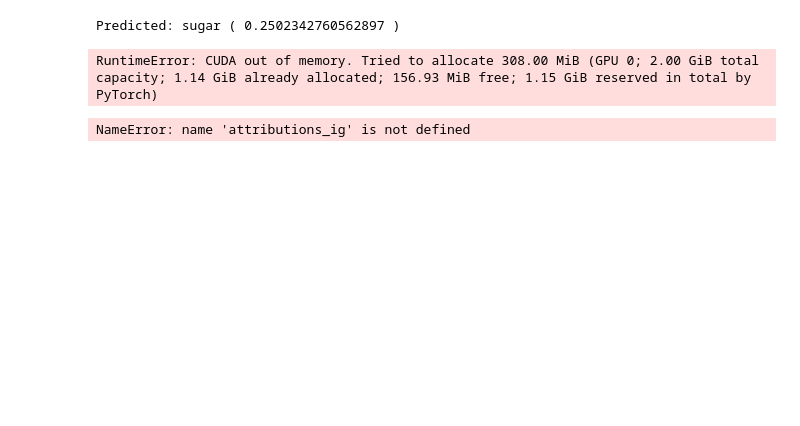
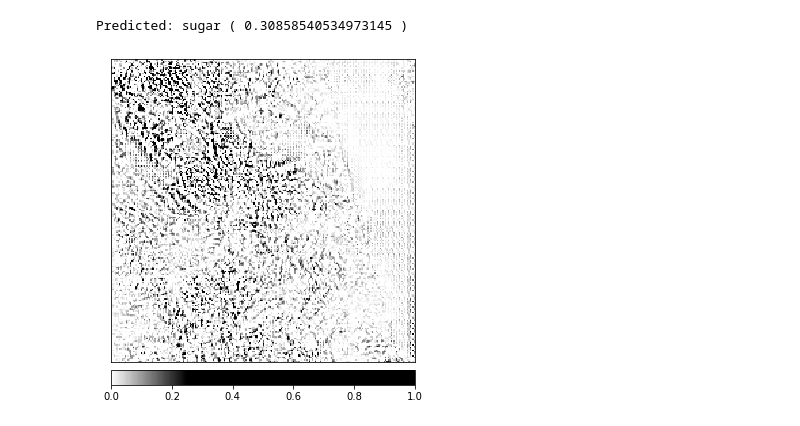
Before and after one commit to o-hx/CV-Proj, a Jupyter notebook: ModelVisualisation.ipynb, the cells around one changed output. Drawn from its saved outputs; the diff is of its cells as text; code cells hidden in the pictures; blank space fills up the shorter version.

Commit message:
Model Visualisation

```diff
--- a/ModelVisualisation.ipynb
+++ b/ModelVisualisation.ipynb
@@ -57,23 +73,20 @@ Predicted: sugar ( 0.2502342760562897 )
-# %%
-print('Predicted:', predicted_label, '(', prediction_score.squeeze().item(), ')')
-
-integrated_gradients = IntegratedGradients(model)
-attributions_ig = integrated_gradients.attribute(input, target=pred_label_idx, n_steps=200)
-# %% [output]
-Predicted: sugar ( 0.2502342760562897 )
-RuntimeError: CUDA out of memory. Tried to allocate 308.00 MiB (GPU 0; 2.00 GiB total capacity; 1.14 GiB already allocated; 156.93 MiB free; 1.15 GiB reserved in total by PyTorch)
 # %%
-default_cmap =  LinearSegmentedColormap.from_list('custom blue',
+print('Predicted:', predicted_label, '(', prediction_score.squeeze().item(), ')')
+
+integrated_gradients = IntegratedGradients(model)
+attributions_ig = integrated_gradients.attribute(input, target=pred_label_idx, n_steps=5)
+default_cmap = LinearSegmentedColormap.from_list('custom blue',
                                                  [(0, '#ffffff'),
                                                   (0.25, '#000000'),
                                                   (1, '#000000')], N=256)
 
-_ = viz.visualize_image_attr(np.transpose(attributions_ig.squeeze().cpu().detach().numpy(), (1,2,0)),
+feature_map = viz.visualize_image_attr(np.transpose(attributions_ig.squeeze().cpu().detach().numpy(), (1,2,0)),
                              np.transpose(transformed_img.squeeze().cpu().detach().numpy(), (1,2,0)),
                              method='heat_map',
                              cmap=default_cmap,
                              show_colorbar=True,
                              sign='positive',
                              outlier_perc=1)
 # %% [output]
-NameError: name 'attributions_ig' is not defined
+Predicted: sugar ( 0.30858540534973145 )
+[figure, added]
```
Also changed, not shown: parts of 6 cells of this notebook.
